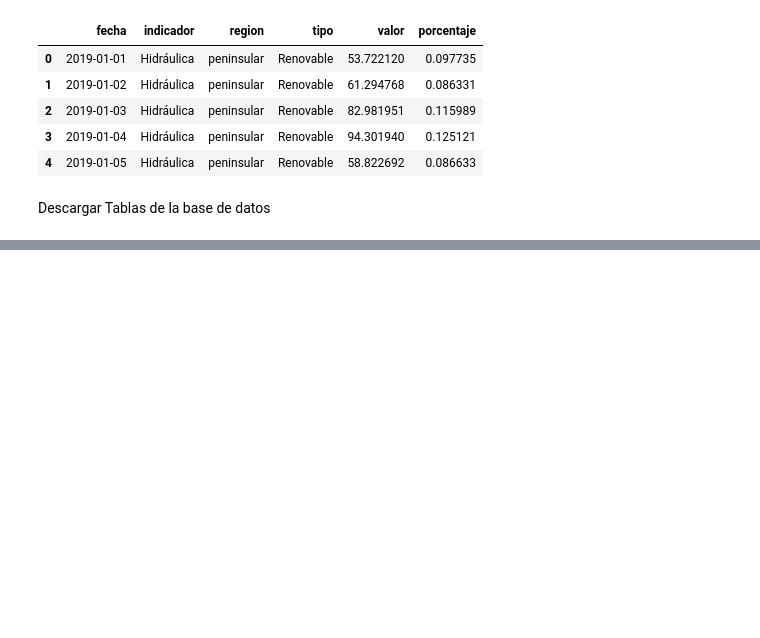
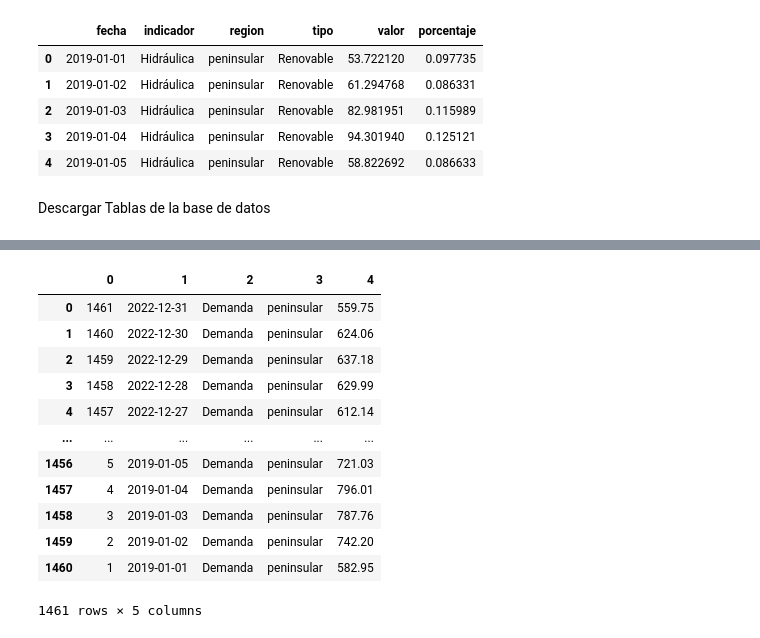
Before and after one commit to Yukiolion/Redes-El-ctricas-Espa-a, a Jupyter notebook: lib/notebooks/04_database.ipynb, the cells around one changed output, grey strips where cells are left out. Cells and saved outputs as stored; diff of their text form; code cells hidden in the pictures; blank space fills up the shorter version.

```diff
--- a/lib/notebooks/04_database.ipynb
+++ b/lib/notebooks/04_database.ipynb
@@ -193,0 +216,22 @@ Descargar Tablas de la base de datos
+# %%
+### DEMANDA ###
+query = "SELECT * FROM demanda_evolucion ORDER BY fecha DESC"
+cursor.execute(query)
+datos_demanda_evolucion = cursor.fetchall()
+
+df = pd.DataFrame(datos_demanda_evolucion)
+display(df)
+# %% [output]
+|  | 0 | 1 | 2 | 3 | 4 |
+| 0 | 1461 | 2022-12-31 | Demanda | peninsular | 559.75 |
+| 1 | 1460 | 2022-12-30 | Demanda | peninsular | 624.06 |
+| 2 | 1459 | 2022-12-29 | Demanda | peninsular | 637.18 |
+| 3 | 1458 | 2022-12-28 | Demanda | peninsular | 629.99 |
+| 4 | 1457 | 2022-12-27 | Demanda | peninsular | 612.14 |
+| ... | ... | ... | ... | ... | ... |
+| 1456 | 5 | 2019-01-05 | Demanda | peninsular | 721.03 |
+| 1457 | 4 | 2019-01-04 | Demanda | peninsular | 796.01 |
+| 1458 | 3 | 2019-01-03 | Demanda | peninsular | 787.76 |
+| 1459 | 2 | 2019-01-02 | Demanda | peninsular | 742.20 |
+| 1460 | 1 | 2019-01-01 | Demanda | peninsular | 582.95 |
+1461 rows × 5 columns
```
Also changed, not shown: parts of 6 cells of this notebook, 1 other file.
